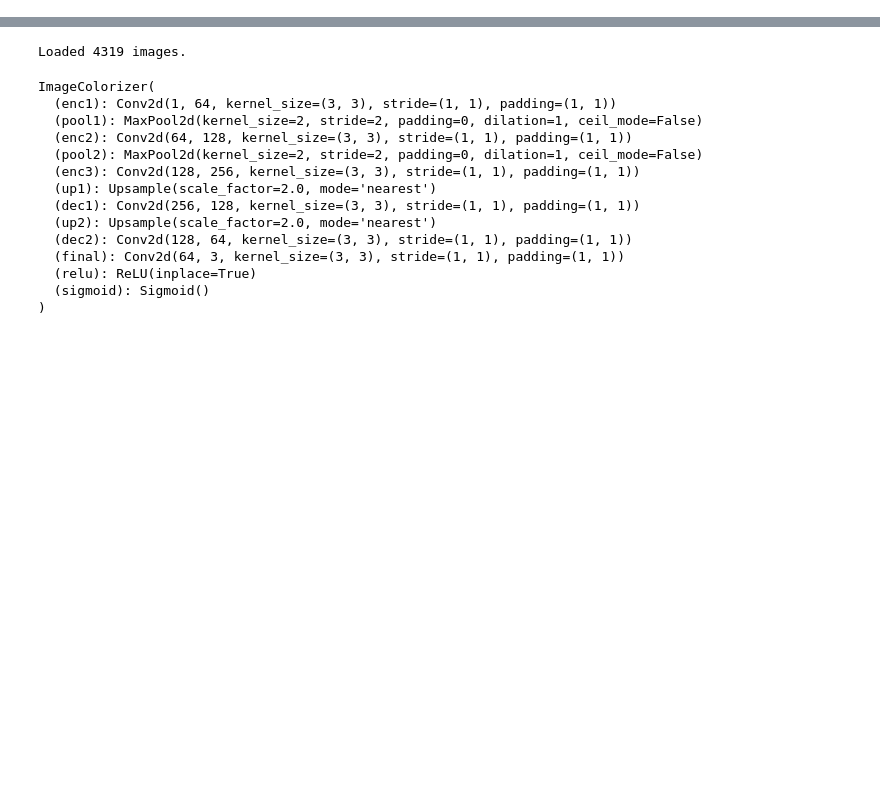
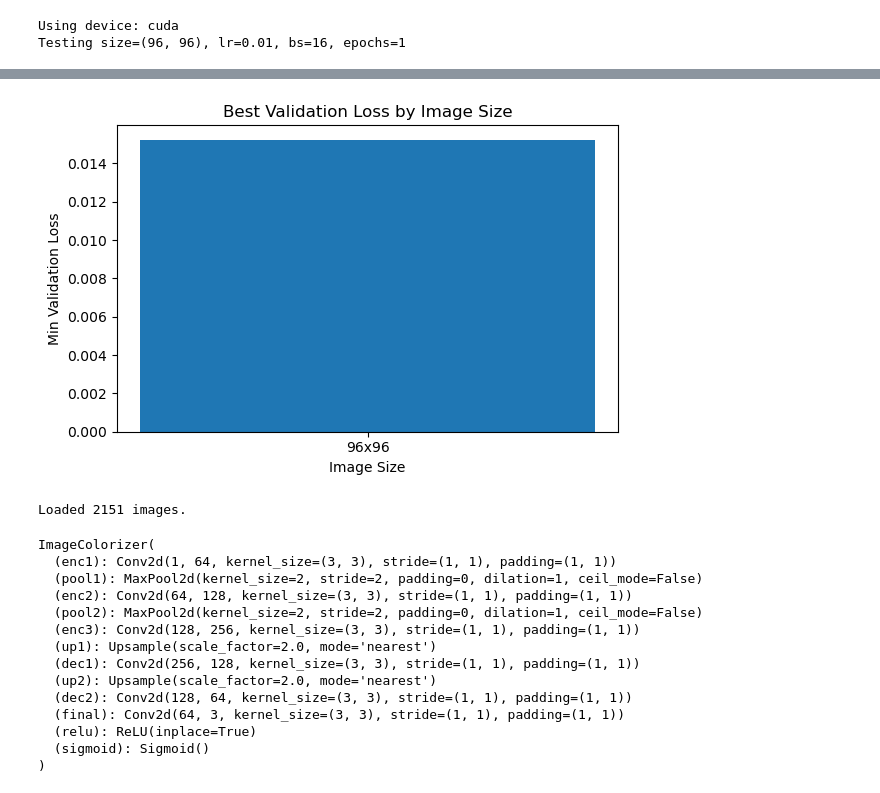
Before and after one commit to gmindlberger/image_colorization, a Jupyter notebook: autoencoder.ipynb, the cells around one changed output, grey strips where cells are left out. Cells and saved outputs as stored; diff of their text form; code cells hidden in the pictures; blank space fills up the shorter version.

Commit message:
Added saving best model Added Grid Search in separate Python file (not recommended started low Hardware) Actualized Readme

```diff
--- a/autoencoder.ipynb
+++ b/autoencoder.ipynb
@@ -36 +44,14 @@ num_epochs            = 1
 learning_rate         = 1e-3
+# %%
+# 3.1 Hyperparameters with Grid-Search
+grid = {
+    'img_size': [(96,96), (128,128), (180,180)],
+    'lr':       [1e-2, 1e-3, 1e-4],
+    'bs':       [16, 32],
+    'epochs':   [1, 2],
+}
+df_results = run_grid_search(IMAGE_PATH, grid)
+plot_results(df_results)
+# %% [output]
+Using device: cuda
+Testing size=(96, 96), lr=0.01, bs=16, epochs=1
@@ -37,5 +60,6 @@ learning_rate         = 1e-3
+[figure, added]
 # %%
-# 6. DataLoader
+# 4. DataLoader
 dataset   = ImageColorizerDataset(IMAGE_PATH, img_height, img_width)
 
 val_frac  = 0.1
@@ -43,14 +67,14 @@ n_total   = len(dataset)
 n_val     = int(n_total * val_frac)
 n_train   = n_total - n_val
 
-# 3) Splitten
+# 5. Splitten
 train_ds, val_ds = random_split(dataset, [n_train, n_val])
 
-train_loader = DataLoader(dataset, batch_size=batch_size, shuffle=True, num_workers=4)
-val_loader = DataLoader(dataset, batch_size=batch_size, shuffle=False, num_workers=4)
+train_loader = DataLoader(train_ds, batch_size=batch_size, shuffle=True, num_workers=4)
+val_loader = DataLoader(val_ds, batch_size=batch_size, shuffle=False, num_workers=4)
 print(f'Loaded {len(dataset)} images.')
 # %% [output]
-Loaded 4319 images.
+Loaded 2151 images.
 # %%
 model = ImageColorizer(in_channels=1, out_channels=3)                               #UNetResidual
 criterion = nn.MSELoss()
```
Also changed, not shown: parts of 8 cells of this notebook, 4 other files.
